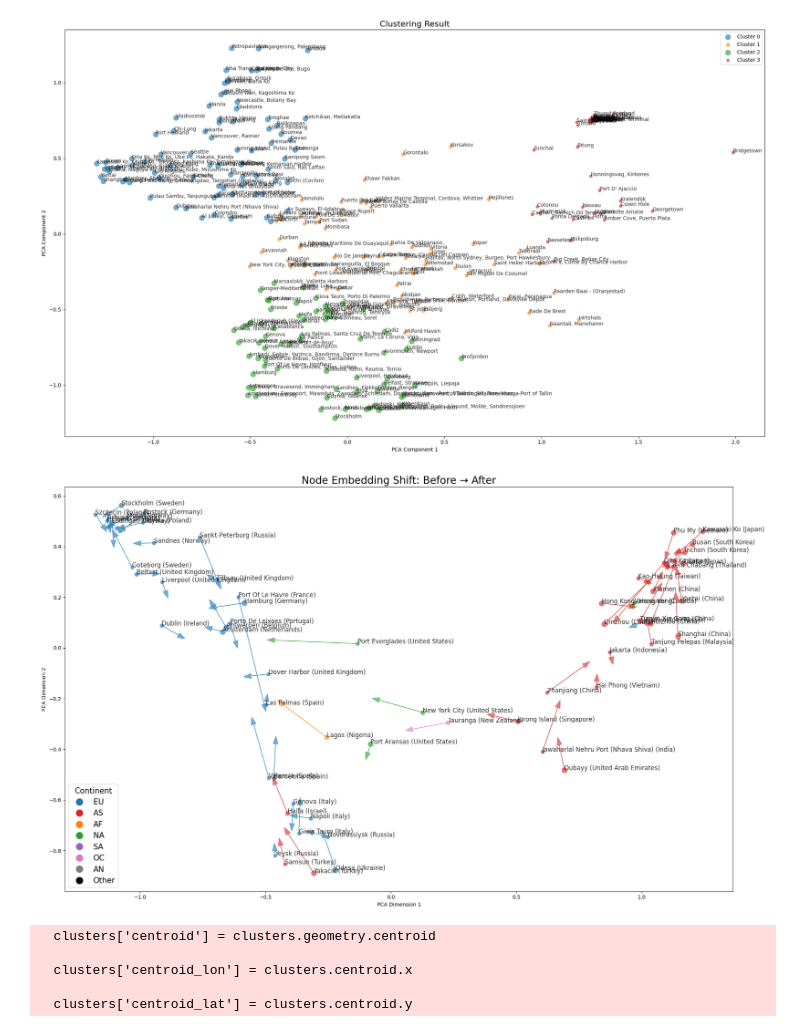
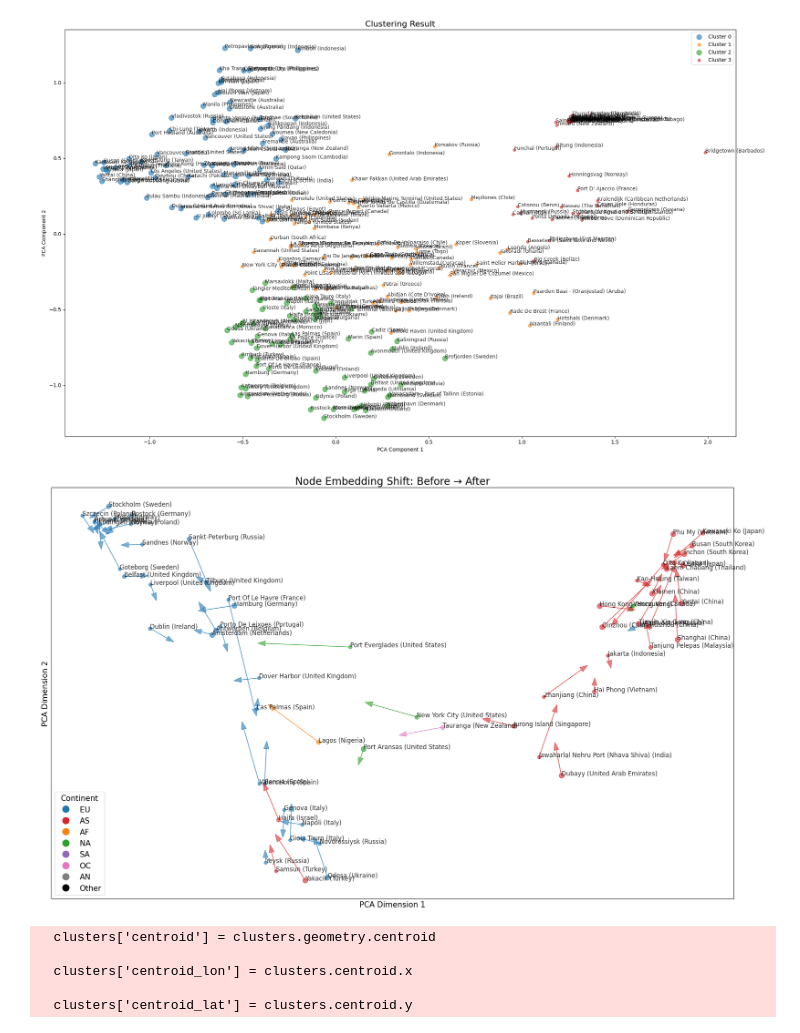
Before and after one commit to Paulliant/global-shipping-networks-analysis, a Jupyter notebook: Network Analysis/graph_embedding_calculate.ipynb, the cells around one changed output. Drawn from its saved outputs; the diff is of its cells as text; code cells hidden in the pictures.

Commit message:
port id added

```diff
--- a/Network Analysis/graph_embedding_calculate.ipynb
+++ b/Network Analysis/graph_embedding_calculate.ipynb
@@ -32,36 +32,42 @@ pca = PCA(n_components=2)
 reduced_embeddings = pca.fit_transform(node_embeddings)
 
 # 5. 将PCA降维结果添加到clusters数据框中
 clusters['pca_x'] = reduced_embeddings[:, 0]
 clusters['pca_y'] = reduced_embeddings[:, 1]
 
 # 只保留大港口
 # clusters = clusters[clusters['ship_cnts'] > 1000]
 
+# 提取港口标签
+clusters['port_info'] = clusters.apply(
+    lambda row: f"{row['nearest_ports'].split(',')[0]} ({row['country_water_body'].split('_')[0]})",
+    axis=1
+)
+
 # 6. 绘制聚类结果
 plt.figure(figsize=(20, 12))
 cmap = plt.get_cmap('tab10')
 colors = [cmap(i) for i in range(n_clusters)]
 
 # 遍历每个聚类类别
 for cl in sorted(clusters['cluster'].unique()):
     sub_df = clusters[clusters['cluster'] == cl]
     plt.scatter(sub_df['pca_x'], sub_df['pca_y'],
                 s=2.0 * np.sqrt(np.mean(sub_df['ship_cnts'])),
                 color=colors[cl % len(colors)],
                 label=f'Cluster {cl}', alpha=0.6)
-    # 对每个点添加 nearest_ports 标签
+    # 对每个点添加港口标签
     for idx, row in sub_df.iterrows():
-        plt.annotate(row['nearest_ports'], (row['pca_x'], row['pca_y']), fontsize=10, alpha=0.8)
+        plt.annotate(row['port_info'], (row['pca_x'], row['pca_y']), fontsize=10, alpha=0.8)
 
 plt.title('Clustering Result', fontsize=16)
 plt.xlabel('PCA Component 1')
 plt.ylabel('PCA Component 2')
 plt.legend()
 plt.tight_layout()
 plt.show()
 # %% [output]
-[figure, old version]
+[figure, new version]
 # %%
 import numpy as np
 import pandas as pd
@@ -174,12 +180,14 @@ for i, row in clusters.iterrows():
 
 # 图形设置
 plt.title("Node Embedding Shift: Before → After", fontsize=20)
-plt.xlabel("PCA Dimension 1")
-plt.ylabel("PCA Dimension 2")
-# plt.legend(handles=[
-#     Patch(facecolor=color, edgecolor='k', label=continent)
-#     for continent, color in continent_color_map.items()
-# ], title="Continent", loc='lower right')
+plt.xlabel("PCA Dimension 1", fontsize=15)
+plt.ylabel("PCA Dimension 2", fontsize=15)
+plt.xticks([])
+plt.yticks([])
+plt.legend(handles=[
+    Patch(facecolor=color, edgecolor='k', label=continent)
+    for continent, color in continent_color_map.items()
+], title="Continent", loc='lower right')
 plt.legend(handles=[
     Line2D([0], [0], marker='o', color='w', label=continent,
            markerfacecolor=color, markersize=15)
@@ -188,7 +196,7 @@ plt.legend(handles=[
 plt.tight_layout()
 plt.show()
 # %% [output]
-[figure, old version]
+[figure, new version]
 # %%
 import pandas as pd
 import geopandas as gpd
```
